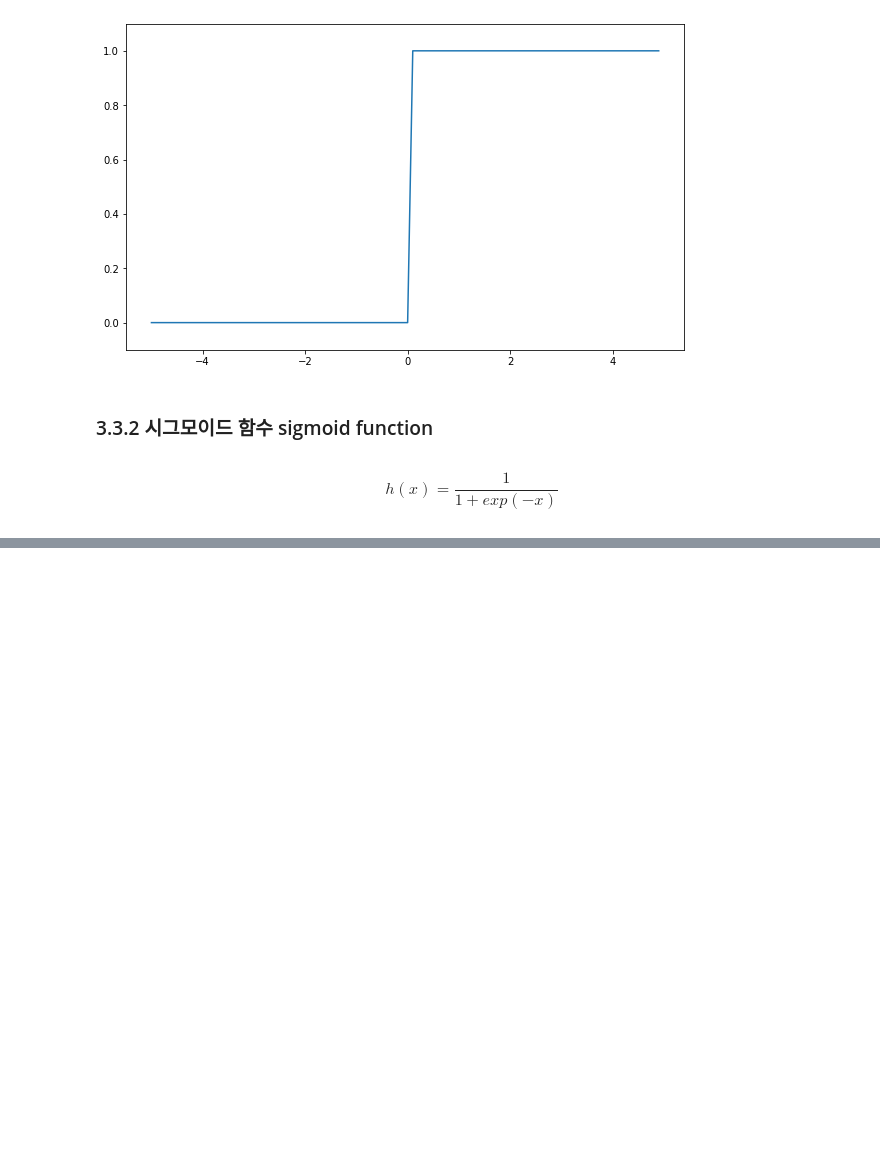
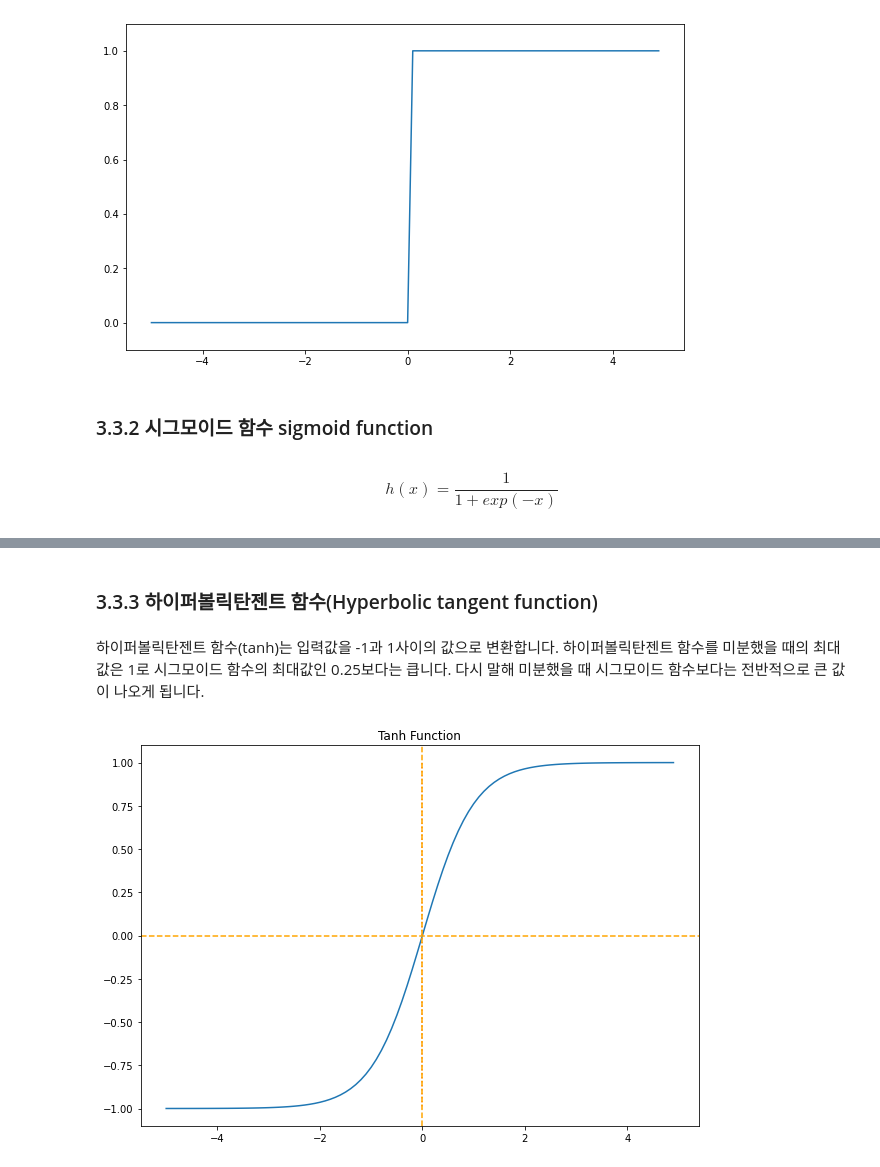
Before and after one commit to y001003/yeardream, a Jupyter notebook: DL/밑바닥부터_시작하는_딥러닝_3장_신경망.ipynb, the cells around one changed output, grey strips where cells are left out. Drawn from its saved outputs; the diff is of its cells as text; code cells hidden in the pictures; blank space fills up the shorter version.

```diff
--- a/DL/밑바닥부터_시작하는_딥러닝_3장_신경망.ipynb
+++ b/DL/밑바닥부터_시작하는_딥러닝_3장_신경망.ipynb
@@ -58,0 +83,17 @@ $$
+# %% [markdown]
+### 3.3.3 하이퍼볼릭탄젠트 함수(Hyperbolic tangent function)
+# %% [markdown]
+하이퍼볼릭탄젠트 함수(tanh)는 입력값을 -1과 1사이의 값으로 변환합니다. 하이퍼볼릭탄젠트 함수를 미분했을 때의 최대값은 1로 시그모이드 함수의 최대값인 0.25보다는 큽니다. 다시 말해 미분했을 때 시그모이드 함수보다는 전반적으로 큰 값이 나오게 됩니다.
+# %%
+x = np.arange(-5.0, 5.0, 0.1) # -5.0부터 5.0까지 0.1 간격 생성
+y = np.tanh(x)
+
+plt.figure(figsize=(10,7))
+plt.plot(x, y)
+plt.plot([0,0],[1.0,-1.0], ':')
+plt.axhline(y=0, color='orange', linestyle='--')
+plt.axvline(x=0, color='orange', linestyle='--')
+plt.title('Tanh Function')
+plt.show()
+# %% [output]
+[figure, added]
```
Also changed, not shown: parts of 7 cells of this notebook.
